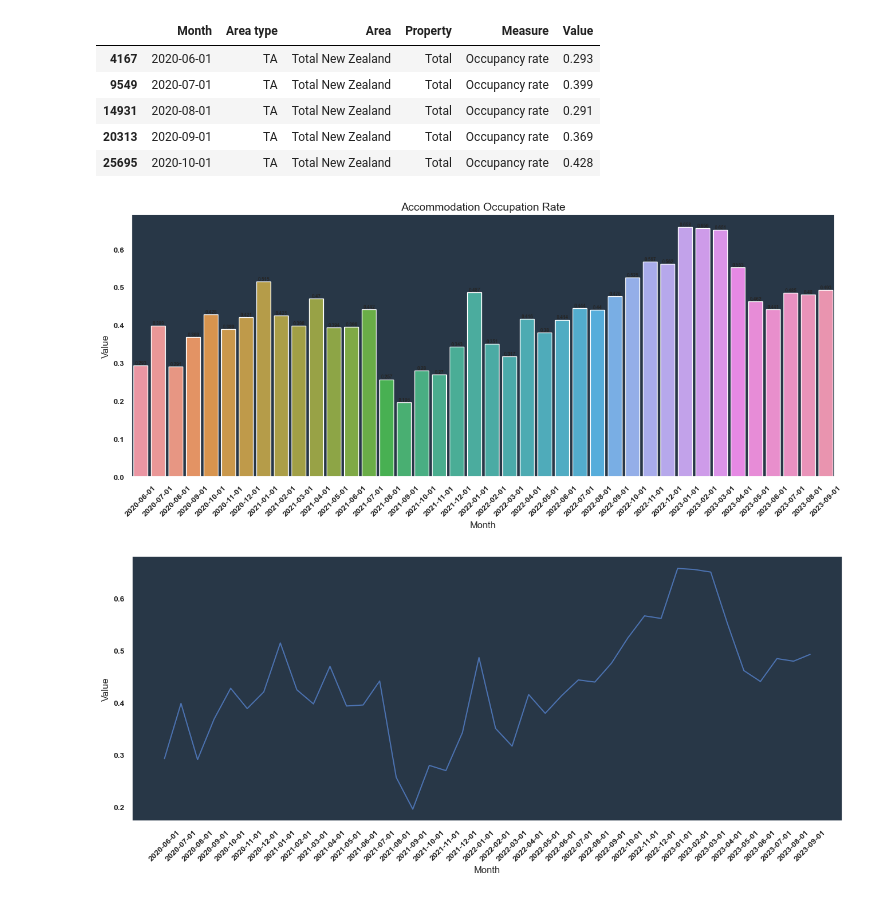
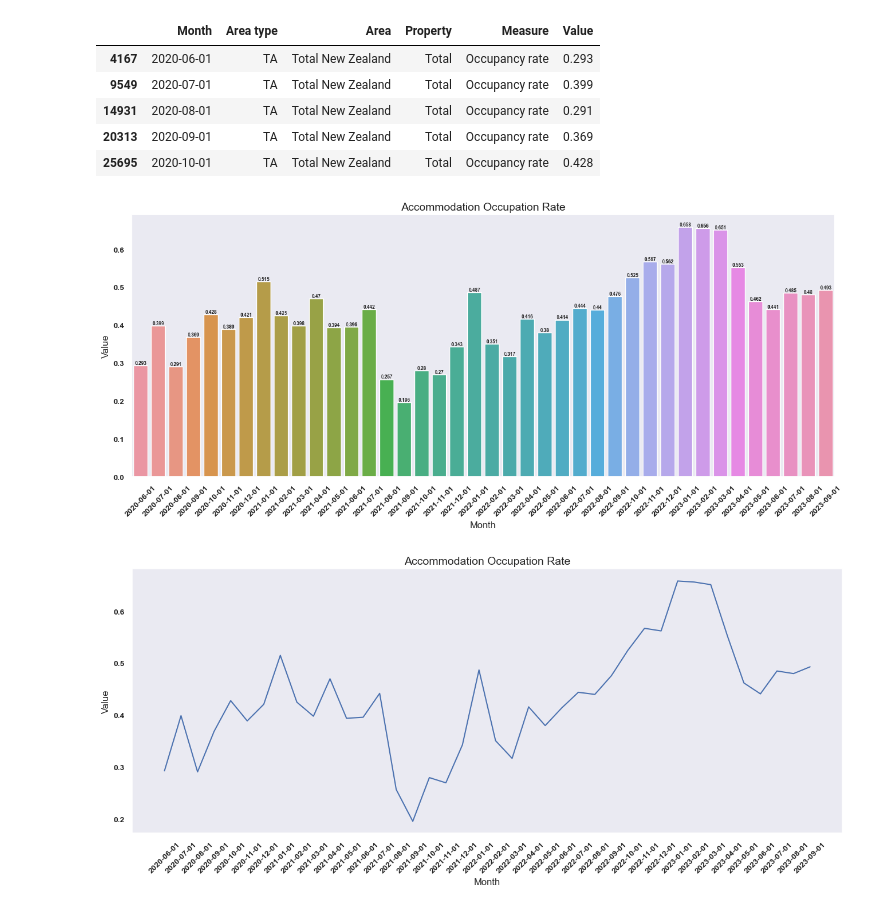
Before and after one commit to jamesou/machine_learning, a Jupyter notebook: Mlflow-Diabetes-Prediction-Pipeline/accommodation_analysis.ipynb, the cells around one changed output. Saved outputs shown, nothing was run; the diff lists cells and outputs as text; code cells hidden in the pictures.

```diff
--- a/Mlflow-Diabetes-Prediction-Pipeline/accommodation_analysis.ipynb
+++ b/Mlflow-Diabetes-Prediction-Pipeline/accommodation_analysis.ipynb
@@ -91,24 +91,24 @@ y=filtered_df['Value'].astype(float)
 #Start to draw diagram
 #set a figure
 plt.figure(figsize=(16,6))
-sns.set(rc={"axes.facecolor":"#283747", "axes.grid":False,'xtick.labelsize':10,'ytick.labelsize':10})
+sns.set(rc={"axes.grid":False,'xtick.labelsize':10,'ytick.labelsize':10})
 plt.title("Accommodation Occupation Rate",fontsize = 14)
 # Rotating X tickts by 45 degrees
 plt.xticks(rotation=45)
 # Create a bar plot
-ax = sns.barplot(x=x, y=y)
-ax.bar_label(ax.containers[0], fontsize=6);
+ax = sns.barplot(x=x, y=y,errorbar=None)
+ax.bar_label(ax.containers[0], fontsize=6)
 plt.show()
 # %% [output]
-[figure, old version]
+[figure, new version]
 # %%
-
 #set a figure
 plt.figure(figsize=(16,6))
 # Create a bar plot
-sns.lineplot(x=x, y=y)
+sns.lineplot(x=x, y=y,errorbar=None)
+plt.title("Accommodation Occupation Rate",fontsize = 14)
 # Rotating X tickts by 45 degrees
 plt.xticks(rotation=45)
 plt.show()
 # %% [output]
-[figure, old version]
+[figure, new version]
```
Also changed, not shown: parts of 2 cells of this notebook.
